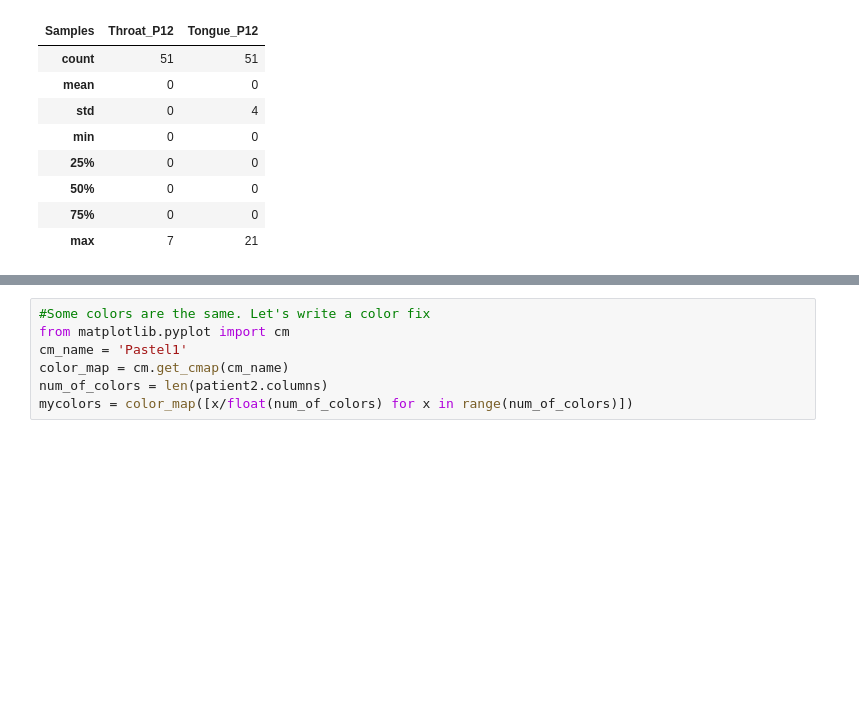
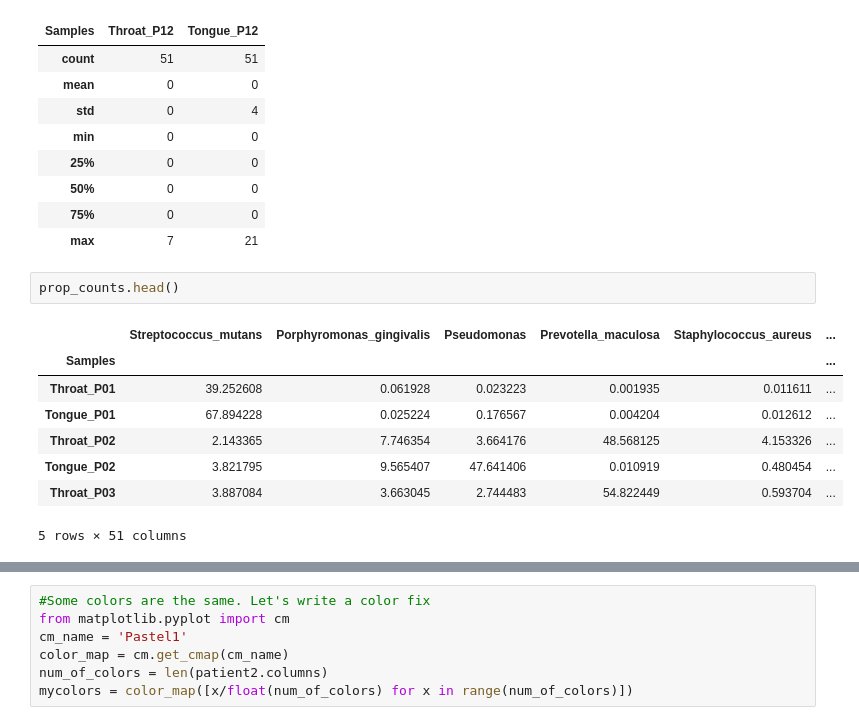
Before and after one commit to gonzalezem/Python_workshop_condordia_june_2016, a Jupyter notebook: workshop_concordia_2016.ipynb, the cells around one changed output, grey strips where cells are left out. Saved outputs shown, nothing was run; the diff lists cells and outputs as text; blank space fills up the shorter version.

```diff
--- a/workshop_concordia_2016.ipynb
+++ b/workshop_concordia_2016.ipynb
@@ -722,6 +725,17 @@ sample_statistics[["Throat_P12","Tongue_P12"]]
 | 50% | 0 | 0 |
 | 75% | 0 | 0 |
 | max | 7 | 21 |
+# %%
+prop_counts.head()
+# %% [output]
+|  | Streptococcus_mutans | Porphyromonas_gingivalis | Pseudomonas | Prevotella_maculosa | Staphylococcus_aureus | ... |
+| Samples |  |  |  |  |  | ... |
+| Throat_P01 | 39.252608 | 0.061928 | 0.023223 | 0.001935 | 0.011611 | ... |
+| Tongue_P01 | 67.894228 | 0.025224 | 0.176567 | 0.004204 | 0.012612 | ... |
+| Throat_P02 | 2.143365 | 7.746354 | 3.664176 | 48.568125 | 4.153326 | ... |
+| Tongue_P02 | 3.821795 | 9.565407 | 47.641406 | 0.010919 | 0.480454 | ... |
+| Throat_P03 | 3.887084 | 3.663045 | 2.744483 | 54.822449 | 0.593704 | ... |
+5 rows × 51 columns
 # %%
 #We'll come back to patients 12 and 30 later
 #Let's take patient 2. And look at the bar chart
```
Also changed, not shown: parts of 33 cells of this notebook, 2 other files.
